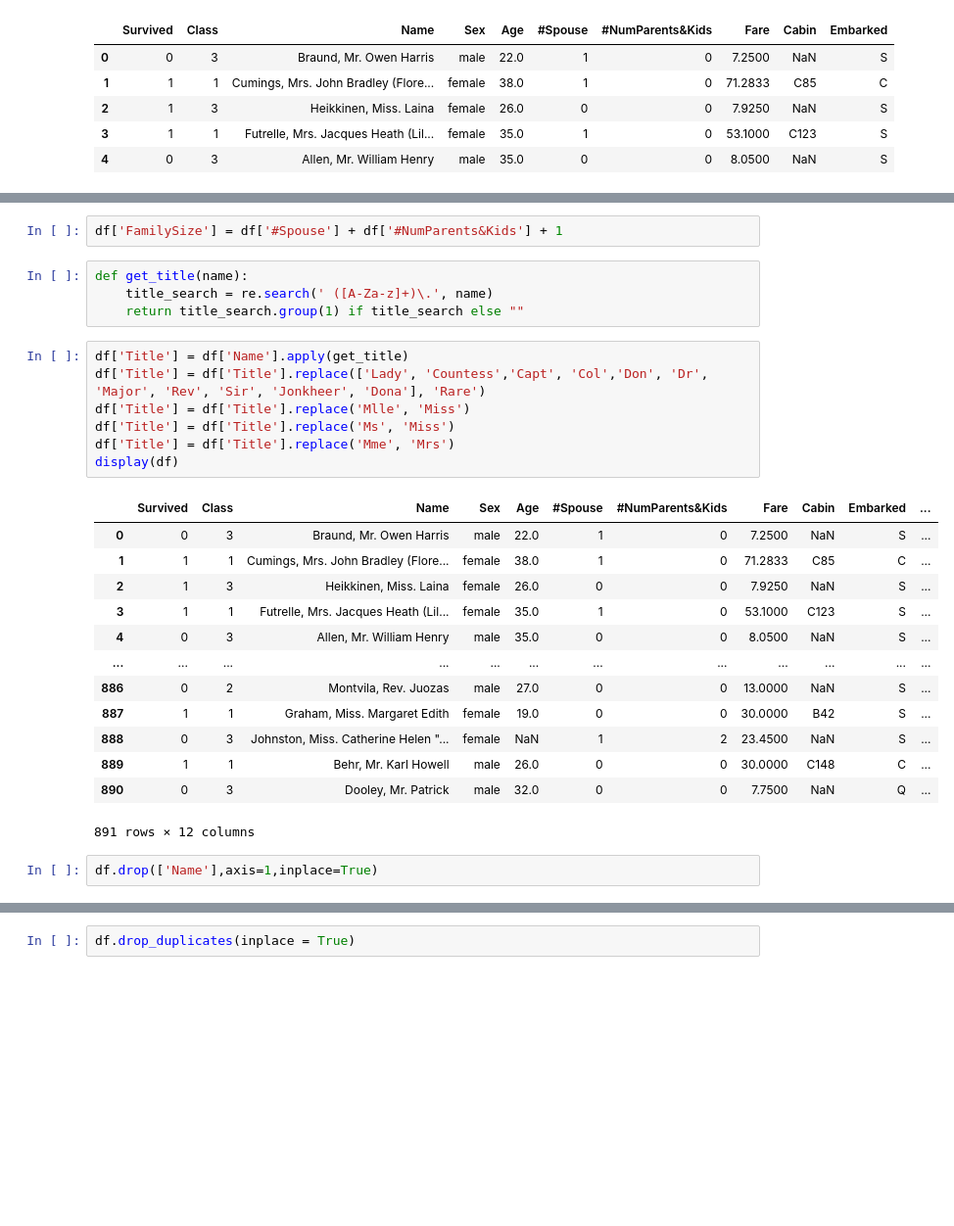
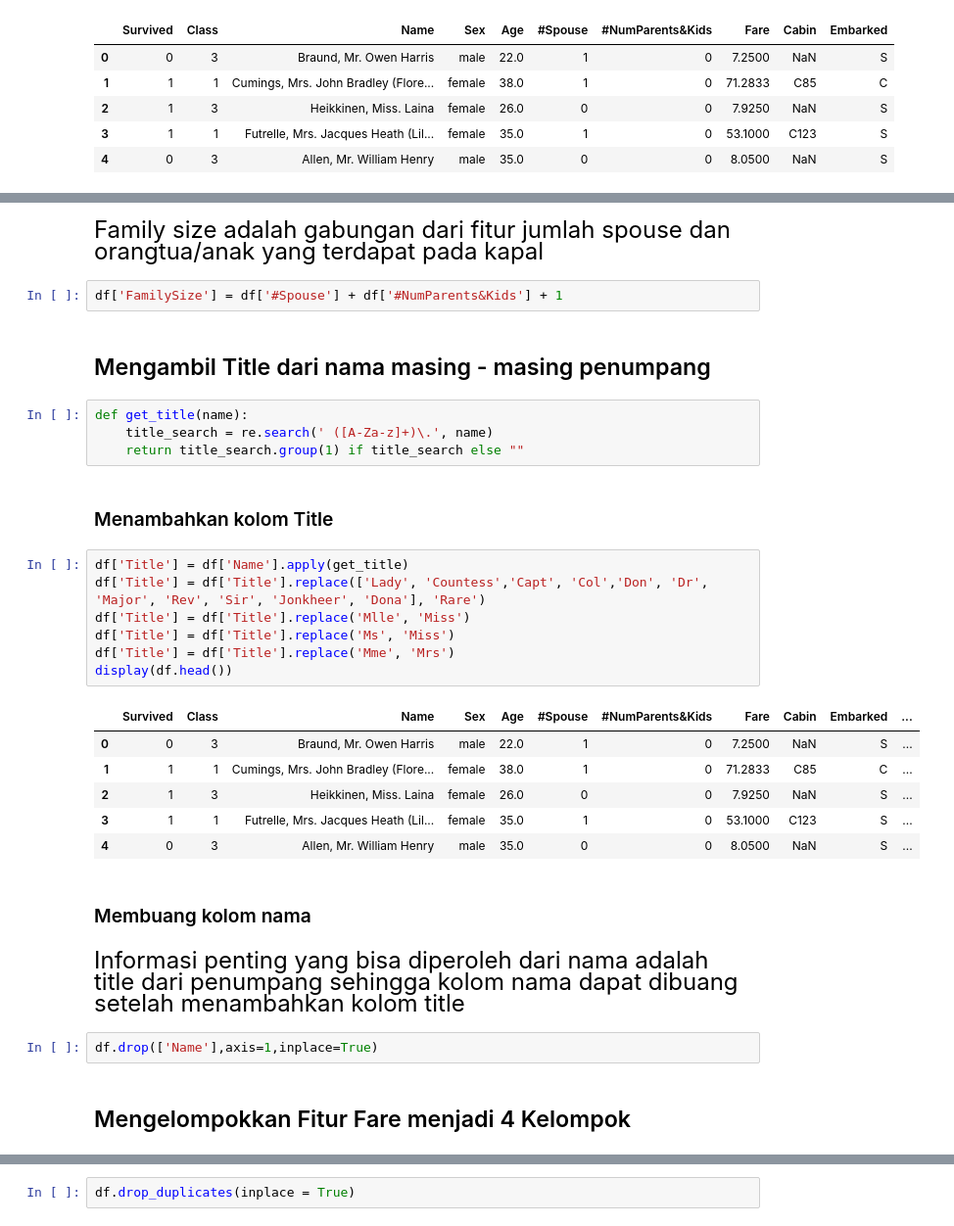
Before and after one commit to StefannusChristian/Data-Processing-and-Engineering, a Jupyter notebook: UTS/titanic/uts.ipynb, the cells around one changed output, grey strips where cells are left out. Shown at 98% size. Saved outputs shown, nothing was run; the diff lists cells and outputs as text; blank space fills up the shorter version.

```diff
--- a/UTS/titanic/uts.ipynb
+++ b/UTS/titanic/uts.ipynb
@@ -60,29 +78,34 @@ display(df.head())
+# %% [markdown]
+<p style="font-size:24px">Family size adalah gabungan dari fitur jumlah spouse dan orangtua/anak yang terdapat pada kapal</p>
 # %%
 df['FamilySize'] = df['#Spouse'] + df['#NumParents&Kids'] + 1
+# %% [markdown]
+## Mengambil Title dari nama masing - masing penumpang
 # %%
 def get_title(name):
     title_search = re.search(' ([A-Za-z]+)\.', name)
     return title_search.group(1) if title_search else ""
+# %% [markdown]
+### Menambahkan kolom Title
 # %%
 df['Title'] = df['Name'].apply(get_title)
 df['Title'] = df['Title'].replace(['Lady', 'Countess','Capt', 'Col','Don', 'Dr', 'Major', 'Rev', 'Sir', 'Jonkheer', 'Dona'], 'Rare')
 df['Title'] = df['Title'].replace('Mlle', 'Miss')
 df['Title'] = df['Title'].replace('Ms', 'Miss')
 df['Title'] = df['Title'].replace('Mme', 'Mrs')
-display(df)
+display(df.head())
 # %% [output]
 |  | Survived | Class | Name | Sex | Age | #Spouse | #NumParents&Kids | Fare | Cabin | Embarked | ... |
 | 0 | 0 | 3 | Braund, Mr. Owen Harris | male | 22.0 | 1 | 0 | 7.2500 | NaN | S | ... |
 | 1 | 1 | 1 | Cumings, Mrs. John Bradley (Flore... | female | 38.0 | 1 | 0 | 71.2833 | C85 | C | ... |
 | 2 | 1 | 3 | Heikkinen, Miss. Laina | female | 26.0 | 0 | 0 | 7.9250 | NaN | S | ... |
 | 3 | 1 | 1 | Futrelle, Mrs. Jacques Heath (Lil... | female | 35.0 | 1 | 0 | 53.1000 | C123 | S | ... |
 | 4 | 0 | 3 | Allen, Mr. William Henry | male | 35.0 | 0 | 0 | 8.0500 | NaN | S | ... |
-| ... | ... | ... | ... | ... | ... | ... | ... | ... | ... | ... | ... |
-| 886 | 0 | 2 | Montvila, Rev. Juozas | male | 27.0 | 0 | 0 | 13.0000 | NaN | S | ... |
-| 887 | 1 | 1 | Graham, Miss. Margaret Edith | female | 19.0 | 0 | 0 | 30.0000 | B42 | S | ... |
-| 888 | 0 | 3 | Johnston, Miss. Catherine Helen "... | female | NaN | 1 | 2 | 23.4500 | NaN | S | ... |
-| 889 | 1 | 1 | Behr, Mr. Karl Howell | male | 26.0 | 0 | 0 | 30.0000 | C148 | C | ... |
-| 890 | 0 | 3 | Dooley, Mr. Patrick | male | 32.0 | 0 | 0 | 7.7500 | NaN | Q | ... |
-891 rows × 12 columns
+# %% [markdown]
+### Membuang kolom nama
+# %% [markdown]
+<p style="font-size:24px">Informasi penting yang bisa diperoleh dari nama adalah title dari penumpang sehingga kolom nama dapat dibuang setelah menambahkan kolom title</p>
 # %%
 df.drop(['Name'],axis=1,inplace=True)
+# %% [markdown]
+## Mengelompokkan Fitur Fare menjadi 4 Kelompok
```
Also changed, not shown: parts of 109 cells of this notebook.
